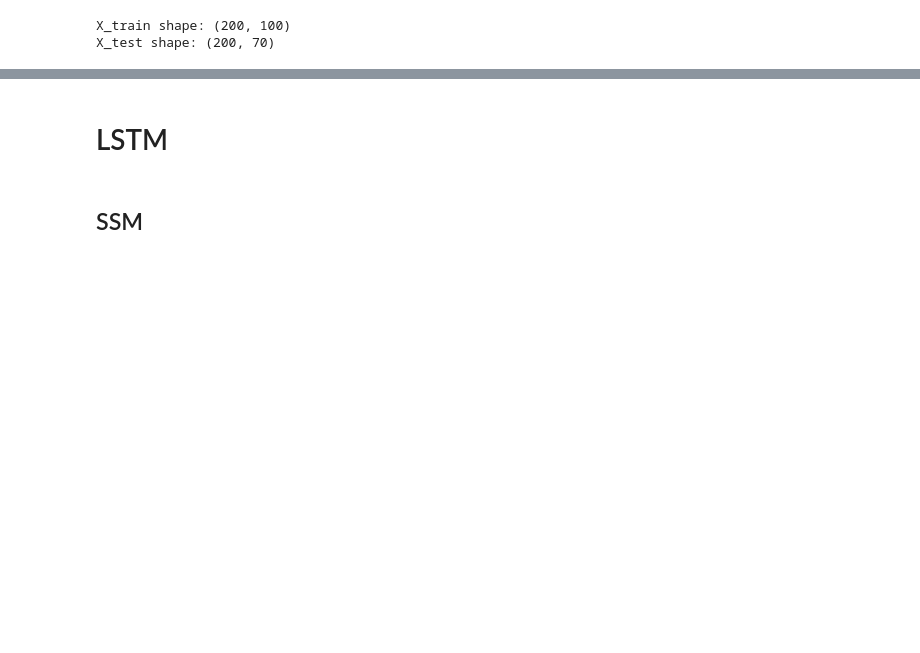
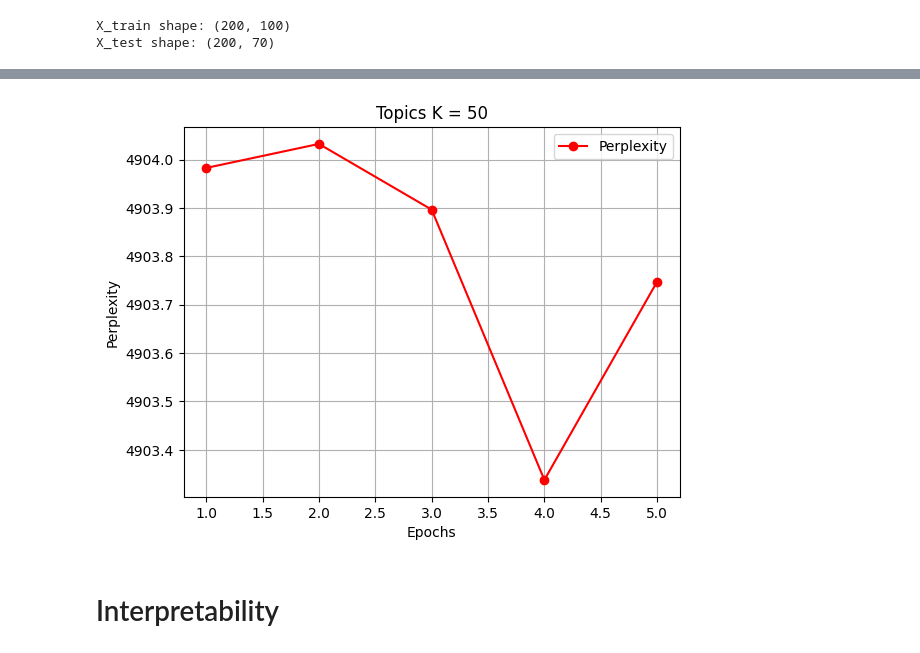
Before and after one commit to yanisrem/SSM-Project, a Jupyter notebook: ssl.ipynb, the cells around one changed output, grey strips where cells are left out. Drawn from its saved outputs; the diff is of its cells as text; code cells hidden in the pictures; blank space fills up the shorter version.

```diff
--- a/ssl.ipynb
+++ b/ssl.ipynb
@@ -12,3 +19,6 @@ import time
 # %% [output]
 WARNING:tensorflow:From c:\Users\yanis\anaconda3\Lib\site-packages\keras\src\losses.py:2976: The name tf.losses.sparse_softmax_cross_entropy is deprecated. Please use tf.compat.v1.losses.sparse_softma ...
+# %%
+# Device: GPU if available, CPU else
+device = torch.device('cuda' if torch.cuda.is_available() else 'cpu')
 # %% [markdown]
@@ -76,8 +87,8 @@ plt.show()
 # %%
 # Train - test split
-LENGTH_TRAIN = 100
-X_train = X[:, :LENGTH_TRAIN]
-X_test = X[:, LENGTH_TRAIN:]
+TRAIN_SEQUENCE_LENGTH = 100
+X_train = X[:, :TRAIN_SEQUENCE_LENGTH]
+X_test = X[:, TRAIN_SEQUENCE_LENGTH:]
 
 print("X_train shape:", X_train.shape)
 print("X_test shape:", X_test.shape)
@@ -87,2 +171,13 @@ X_test shape: (200, 70)
+# %%
+plt.figure()
+plt.plot(range(1, N_EPOCHS + 1), list_perplexity, 'o-', color='red', label='Perplexity')
+plt.title('Topics K = 50')
+plt.xlabel('Epochs')
+plt.ylabel('Perplexity')
+plt.legend()
+plt.grid()
+plt.show()
+# %% [output]
+[figure, added]
 # %% [markdown]
-# LSTM
+# Interpretability
@@ -162,2 +183,0 @@ class LSTM(nn.Module):
-# %% [markdown]
-## SSM
```
Also changed, not shown: parts of 20 cells of this notebook, 15 other files.
